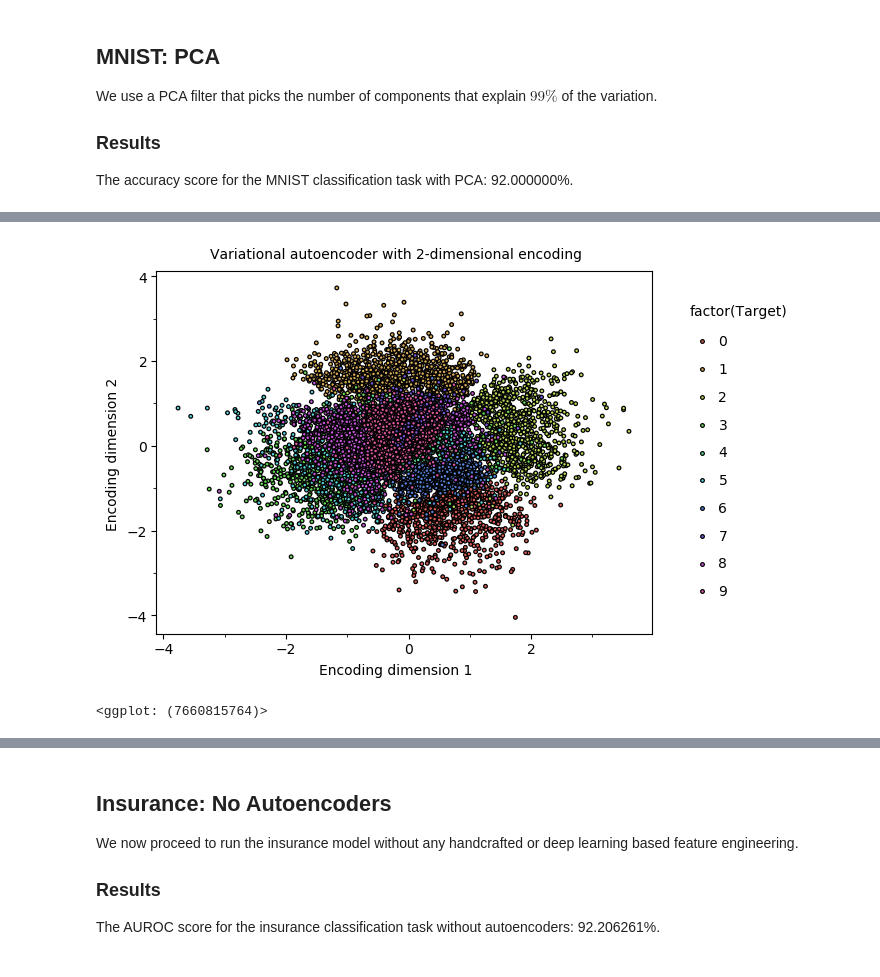
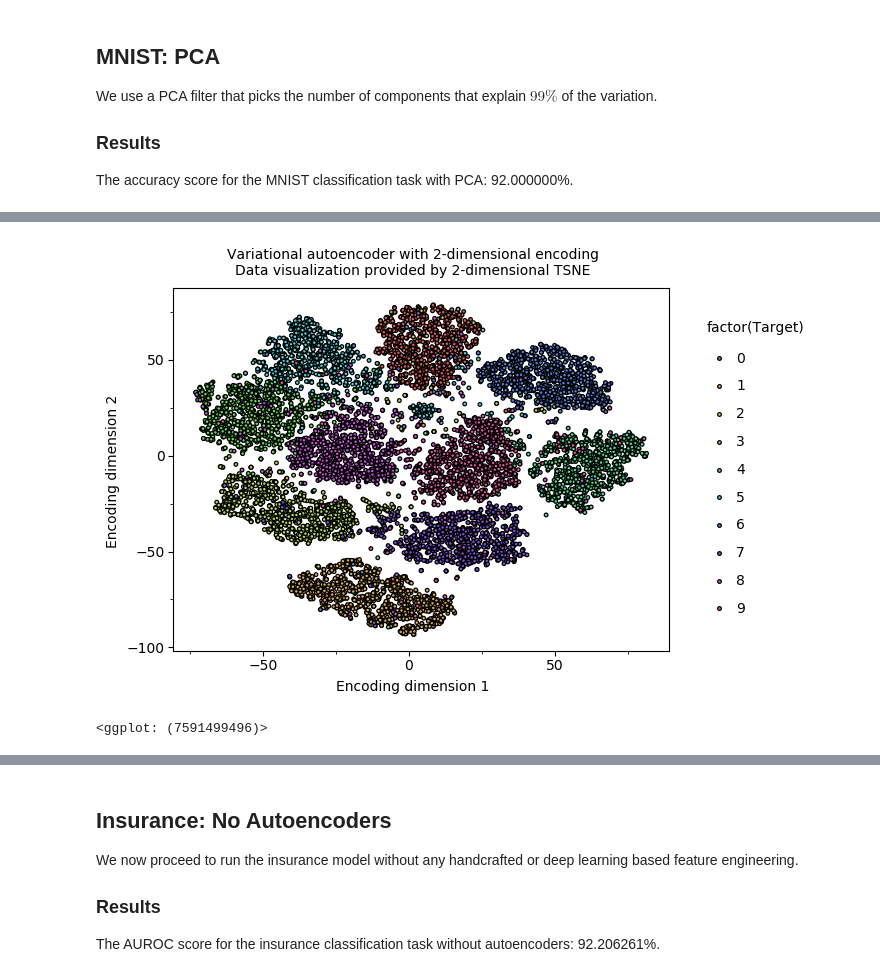
Before and after one commit to hamaadshah/autoencoders_pytorch, a Jupyter notebook: Python/autoencoders.ipynb, the cells around one changed output, grey strips where cells are left out. Cells and saved outputs as stored; diff of their text form; code cells hidden in the pictures.

```diff
--- a/Python/autoencoders.ipynb
+++ b/Python/autoencoders.ipynb
@@ -674,7 +724,7 @@ LRStep = torch.optim.lr_scheduler.ReduceLROnPlateau(optimizer=optimizer,
                                                     verbose=True,
                                                     mode="min")
 
-num_epochs = 50
+num_epochs = 25
 
 for epoch in range(num_epochs):
     for data in trainloader:
@@ -861,7 +936,7 @@ LRStep = torch.optim.lr_scheduler.ReduceLROnPlateau(optimizer=optimizer,
                                                     verbose=True,
                                                     mode="min")
 
-num_epochs = 50
+num_epochs = 25
 
 for epoch in range(num_epochs):
     for data in trainloader:
@@ -1107,7 +1216,7 @@ def variational_loss(x_hat,
     regularization_loss = -0.5 * torch.sum(1 + log_sigma - torch.exp(log_sigma) - mu.pow(2))
     return reconstruction_loss + regularization_loss
 
-model = variational_autoencoder().cuda()
+model = variational_autoencoder(encoding_dim=500).cuda()
 optimizer = torch.optim.Adam(params=model.parameters(),
                              weight_decay=0)
 LRStep = torch.optim.lr_scheduler.ReduceLROnPlateau(optimizer=optimizer,
@@ -1115,7 +1224,7 @@ LRStep = torch.optim.lr_scheduler.ReduceLROnPlateau(optimizer=optimizer,
                                                     verbose=True,
                                                     mode="min")
 
-num_epochs = 50
+num_epochs = 25
 
 for epoch in range(num_epochs):
     for data in trainloader:
@@ -1215,18 +1329,22 @@ pytorch_cuda_mem()
+# %%
+from sklearn.manifold import TSNE
+test_encoded_df = pd.DataFrame(TSNE(n_components=2).fit_transform(X=X_test_cpu))
+test_encoded_df["Target"] = y_test_cpu
+test_encoded_df.columns.values[0:2] = ["Encoding_1", "Encoding_2"]
 # %%
-test_encoded_df = pd.DataFrame(X_test_cpu)
 test_encoded_df["Target"] = y_test_cpu
 test_encoded_df.columns.values[0:2] = ["Encoding_1", "Encoding_2"]
 cluster_plot = ggplot(test_encoded_df) + \
 geom_point(aes(x="Encoding_1",
                y="Encoding_2",
                fill="factor(Target)"),
            size=1,
-           color = "black") + \
+           color="black") + \
 xlab("Encoding dimension 1") + \
 ylab("Encoding dimension 2") + \
-ggtitle("Variational autoencoder with 2-dimensional encoding") + \
+ggtitle("Variational autoencoder with 2-dimensional encoding\nData visualization provided by 2-dimensional TSNE") + \
 theme_matplotlib()
 print(cluster_plot)
 # %% [output]
-[figure, old version]
+[figure, new version]
-<ggplot: (7660815764)>
+<ggplot: (7591499496)>
```
Also changed, not shown: parts of 41 cells of this notebook, 1 other file.
